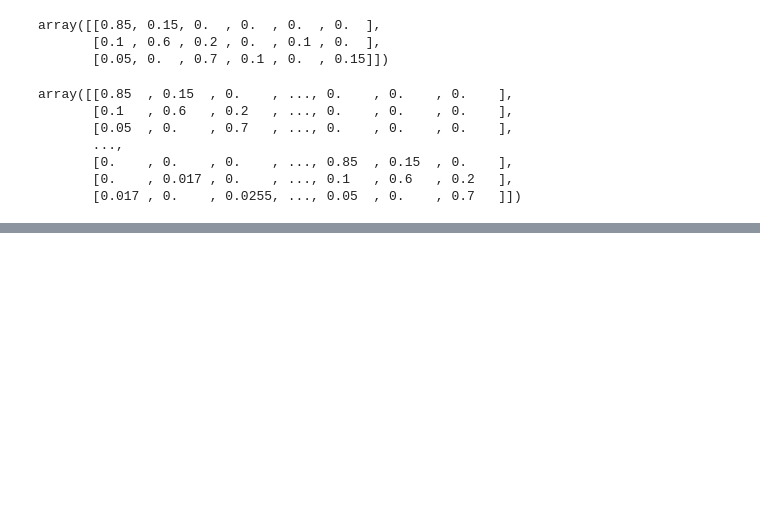
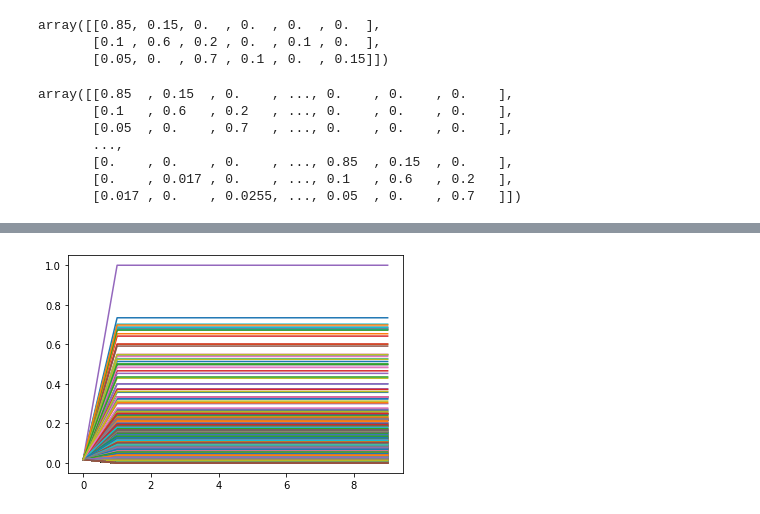
Before and after one commit to hpi-sam/HMM-Learning4SAS, a Jupyter notebook: projects/HMM/Task2.ipynb, the cells around one changed output, grey strips where cells are left out. Drawn from its saved outputs; the diff is of its cells as text; code cells hidden in the pictures; blank space fills up the shorter version.

```diff
--- a/projects/HMM/Task2.ipynb
+++ b/projects/HMM/Task2.ipynb
@@ -182,0 +197,15 @@ def discrete_trace(trace):
+# %%
+def transform(matrix, transformation):
+    new_matrix = [[-1 for col in range(len(matrix))] for row in range(len(matrix))]
+    for i in range(len(matrix)):
+        for j in range(len(matrix[i])):
+            new_matrix[transformation[i]][transformation[j]] = matrix[i][j]
+    return new_matrix
+# %%
+def transition_matrix(trace, iterations):
+    remodel = hmm.GaussianHMM(n_components = 19 * 3, covariance_type='full', n_iter = iterations)
+    remodel.fit(trace)
+    transform_remodel = get_transformation(remodel.means_)
+    return transform(remodel.transmat_, transform_remodel)
+# %%
+X_discrete = discrete_trace(X)
@@ -182,0 +228,18 @@ def discrete_trace(trace):
+# %%
+def plot_probs(trace, length):
+    x = np.arange(0, length, 1)
+    probs = [[[-1 for dep in x] for col in range(19 * 3)] for row in range(19 * 3)]
+    for i in x:
+        trans = transition_matrix(trace, i)
+        for j in range(len(trans)):
+            for k in range(len(trans[j])):
+                probs[j][k][i] = trans[j][k]
+    for j in range(len(probs)):
+        for k in range(len(probs[j])):
+            y = probs[j][k]
+            plt.plot(x, y, label=str(j) + " -> " + str(k))
+    # plt.legend(loc='right', shadow=True, fontsize='x-large')
+# %%
+plot_probs(X_discrete, 10)
+# %% [output]
+[figure, added]
```
Also changed, not shown: parts of 5 cells of this notebook, 1 other file.
